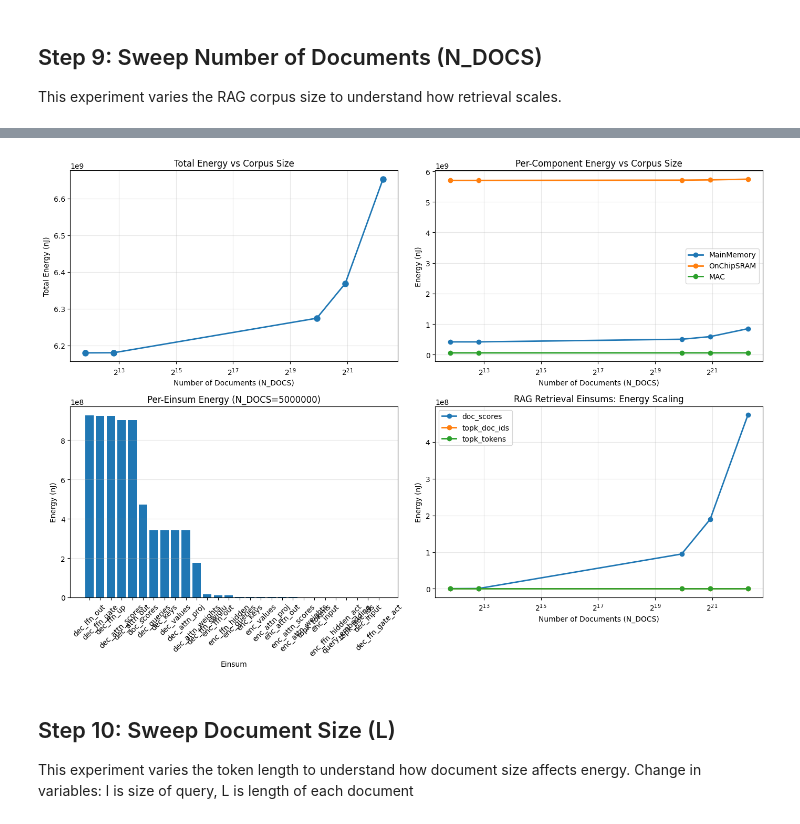
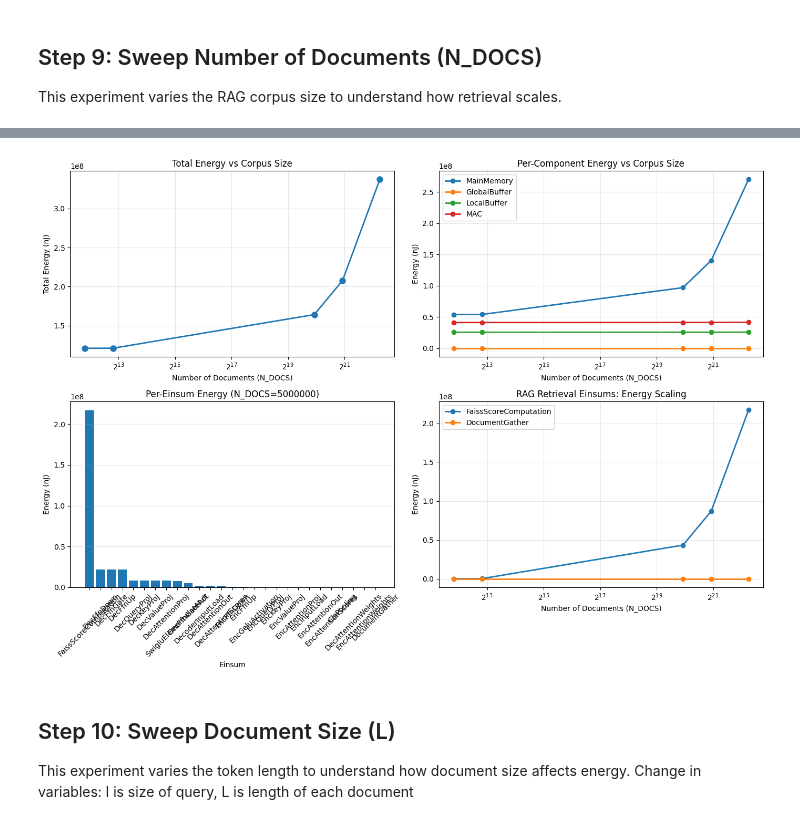
Before and after one commit to jocelynzhao3/Hardware-for-Deep-Learning-Final-Project, a Jupyter notebook: workspace/M3-Baseline.ipynb, the cells around one changed output, grey strips where cells are left out. Drawn from its saved outputs; the diff is of its cells as text; code cells hidden in the pictures.

```diff
--- a/workspace/M3-Baseline.ipynb
+++ b/workspace/M3-Baseline.ipynb
@@ -221,7 +220,7 @@ for einsum in workload.einsums:
 
     print(f'Running {einsum.name}...')
 
-    spec = get_spec('basic8', add_dummy_main_memory=False, jinja_parse_data=arch_overrides)
+    spec = get_spec('tpu_v4i', add_dummy_main_memory=False, jinja_parse_data=arch_overrides)
 
     spec.workload = af.Workload(
         einsums=[einsum],
@@ -229,6 +228,7 @@ for einsum in workload.einsums:
         bits_per_value=workload.bits_per_value,
         persistent_tensors=workload.persistent_tensors,
     )
+    spec.renames = renames
 
     spec.mapper.max_pmapping_templates_per_einsum = 1
     round_rank_sizes(spec.workload)
@@ -288,7 +288,7 @@ print('-' * 80)
 for name, result in results.items():
     result.clear_zero_energies()
     pj = result.per_compute('energy') * 1e12
-    components = {k: f'{v*1e15:.2f}fJ' for k, v in result.per_compute('per_component_energy').items()}
+    components = {disp_comp(k): f'{v*1e15:.2f}fJ' for k, v in result.per_compute('per_component_energy').items()}
     print(f'{name:<30} {pj:>12.2f}  {components}')
 # %% [output]
 Einsum                           pJ/compute  Per-component energy (fJ/compute)
@@ -314,7 +314,7 @@ dec_ffn_out                            8.52  {'OnChipSRAM': '8322.59fJ', 'MainMe
 plot_data = {}
 for name, result in results.items():
     result.clear_zero_energies()
-    plot_data[name] = {k: v * 1e15 for k, v in result.per_compute('per_component_energy').items()}
+    plot_data[name] = {disp_comp(k): v * 1e15 for k, v in result.per_compute('per_component_energy').items()}
 
 fig, axes = plt.subplots(1, 2, figsize=(20, 5))
 
@@ -367,25 +367,25 @@ def run_rag_workload(rag_params, arch_overrides, einsum_names=None):
         top_key='workload',
         jinja_parse_data=rag_params,
     )
-    # renames = af.Renames.from_yaml(
-    #     WORKLOAD_PATH,
-    #     top_key='renames',
-    #     jinja_parse_data=rag_params,
-    # )
+    renames = af.Renames.from_yaml(
+        WORKLOAD_PATH,
+        top_key='renames',
+        jinja_parse_data=rag_params,
+    )
 
     results = {}
     for einsum in workload.einsums:
         if einsum_names is not None and einsum.name not in einsum_names:
             continue
 
-        spec = get_spec('basic8', add_dummy_main_memory=False, jinja_parse_data=arch_overrides)
+        spec = get_spec('tpu_v4i', add_dummy_main_memory=False, jinja_parse_data=arch_overrides)
         spec.workload = af.Workload(
             einsums=[einsum],
             rank_sizes=workload.rank_sizes,
             bits_per_value=workload.bits_per_value,
             persistent_tensors=workload.persistent_tensors,
         )
-        # spec.renames = renames
+        spec.renames = renames
         spec.mapper.max_pmapping_templates_per_einsum = 1
         round_rank_sizes(spec.workload)
         spec.mapper.metrics = af.mapper.Metrics.ENERGY
@@ -572,11 +572,11 @@ ax1.grid(True, alpha=0.3)
 
 # 2. Per-component energy vs N_DOCS
 ax2 = axes[0, 1]
-components = ['MainMemory', 'OnChipSRAM', 'MAC']
+components = ['MainMemory', 'GlobalBuffer', 'LocalBuffer', 'MAC']
 for comp in components:
     energies = [sweep_n_docs_results[n]['aggregated']['per_component_energy_J'].get(comp, 0) * 1e9
                 for n in n_docs_list]
-    ax2.plot(n_docs_list, energies, 'o-', label=comp, linewidth=2, markersize=6)
+    ax2.plot(n_docs_list, energies, 'o-', label=disp_comp(comp), linewidth=2, markersize=6)
 ax2.set_xlabel('Number of Documents (N_DOCS)')
 ax2.set_ylabel('Energy (nJ)')
 ax2.set_title('Per-Component Energy vs Corpus Size')
@@ -587,35 +587,35 @@ ax2.grid(True, alpha=0.3)
 # 3. Per-einsum energy for largest N_DOCS
 ax3 = axes[1, 0]
 largest_n = max(n_docs_list)
 einsum_energies = sweep_n_docs_results[largest_n]['aggregated']['per_einsum_energy_J']
 sorted_einsums = sorted(einsum_energies.items(), key=lambda x: x[1], reverse=True)
 names = [e[0] for e in sorted_einsums]
 energies = [e[1] * 1e9 for e in sorted_einsums]
 bars = ax3.bar(names, energies)
 ax3.set_xlabel('Einsum')
 ax3.set_ylabel('Energy (nJ)')
 ax3.set_title(f'Per-Einsum Energy (N_DOCS={largest_n})')
 ax3.tick_params(axis='x', rotation=45)
 ax3.grid(axis='y', alpha=0.3)
 
 # 4. RAG-specific einsums
 ax4 = axes[1, 1]
-rag_einsums = ['doc_scores', 'topk_doc_ids', 'topk_tokens']
+rag_einsums = ['FaissScoreComputation', 'DocumentGather']
 for einsum_name in rag_einsums:
     energies = [sweep_n_docs_results[n]['aggregated']['per_einsum_energy_J'].get(einsum_name, 0) * 1e9
                 for n in n_docs_list]
     ax4.plot(n_docs_list, energies, 'o-', label=einsum_name, linewidth=2, markersize=6)
 ax4.set_xlabel('Number of Documents (N_DOCS)')
 ax4.set_ylabel('Energy (nJ)')
 ax4.set_title('RAG Retrieval Einsums: Energy Scaling')
 ax4.set_xscale('log', base=2)
 ax4.legend()
 ax4.grid(True, alpha=0.3)
 
 plt.tight_layout()
 plt.show() # TODO explore 6.7B, look at graphs dont sum up...
 # %% [output]
-[figure, old version]
+[figure, new version]
 # %% [markdown]
 ## Step 10: Sweep Document Size (L)
 
```
Also changed, not shown: parts of 15 cells of this notebook, 12 other files.
